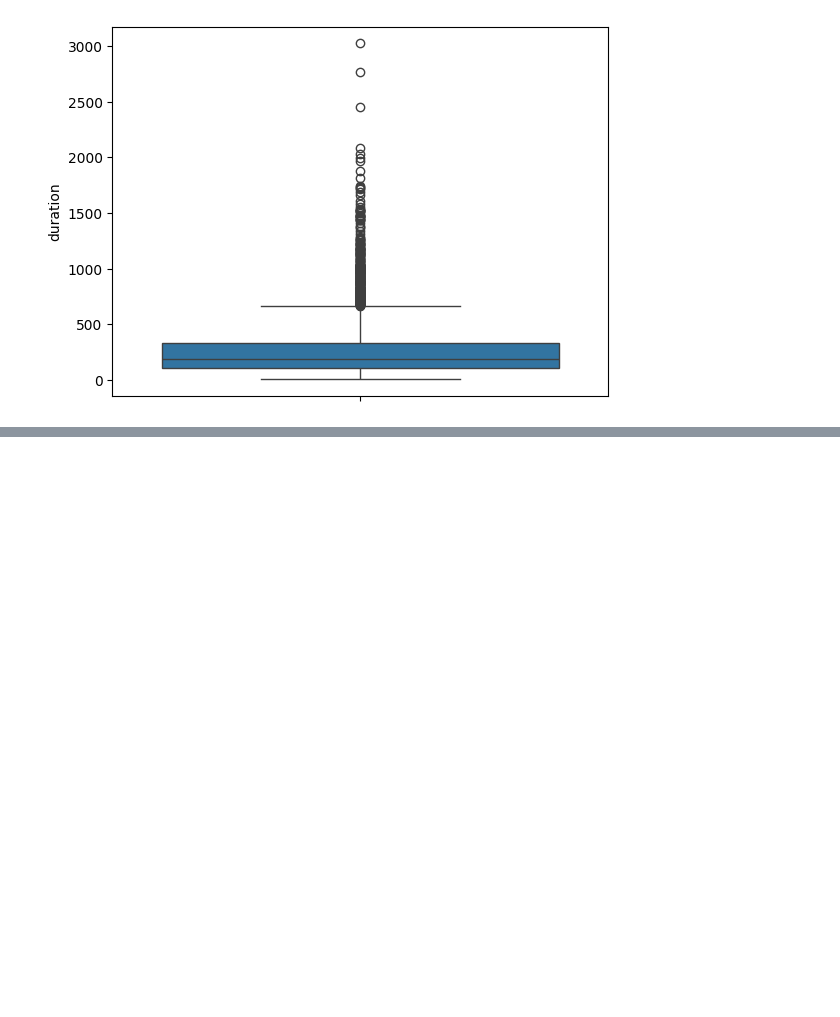
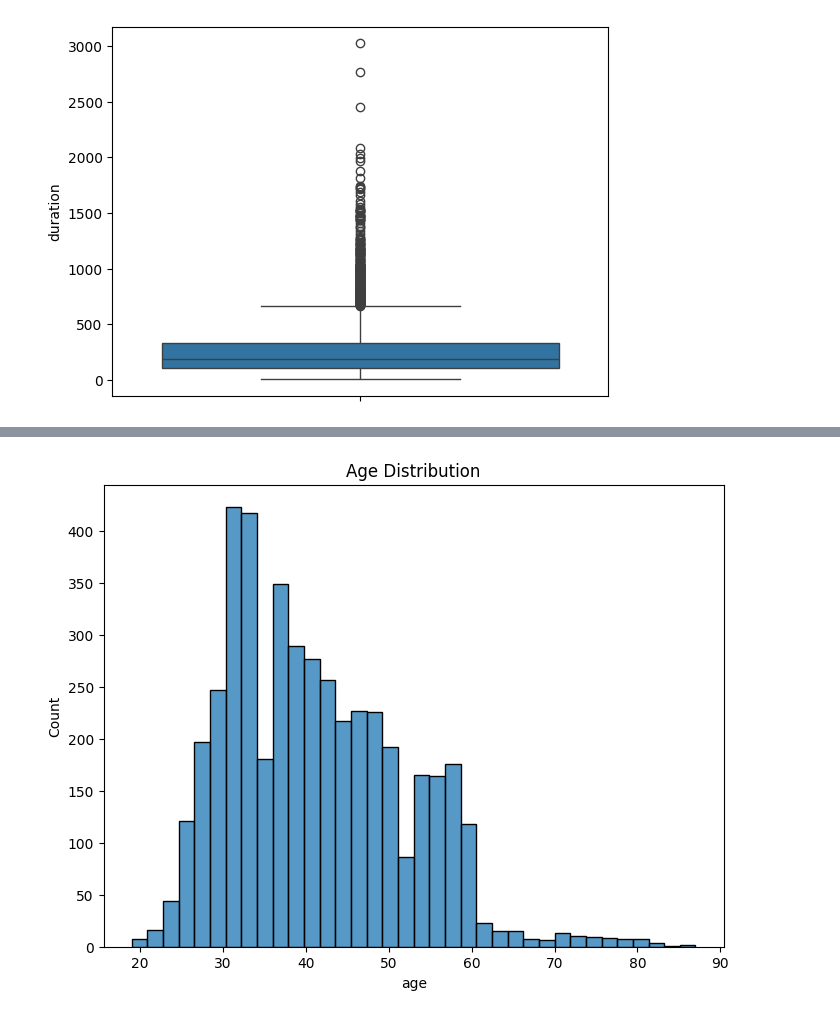
Before and after one commit to RealHaroon/PRODIGY_DS_03, a Jupyter notebook: notebook/Decision Tree Classifier.ipynb, the cells around one changed output, grey strips where cells are left out. Cells and saved outputs as stored; diff of their text form; code cells hidden in the pictures; blank space fills up the shorter version.

```diff
--- a/notebook/Decision Tree Classifier.ipynb
+++ b/notebook/Decision Tree Classifier.ipynb
@@ -155,0 +159,7 @@ del df['duration']
+# %%
+plt.figure(figsize=(8,6))
+sns.histplot(df['age'])
+plt.title('Age Distribution')
+plt.show()
+# %% [output]
+[figure, added]
```
Also changed, not shown: parts of 16 cells of this notebook.
